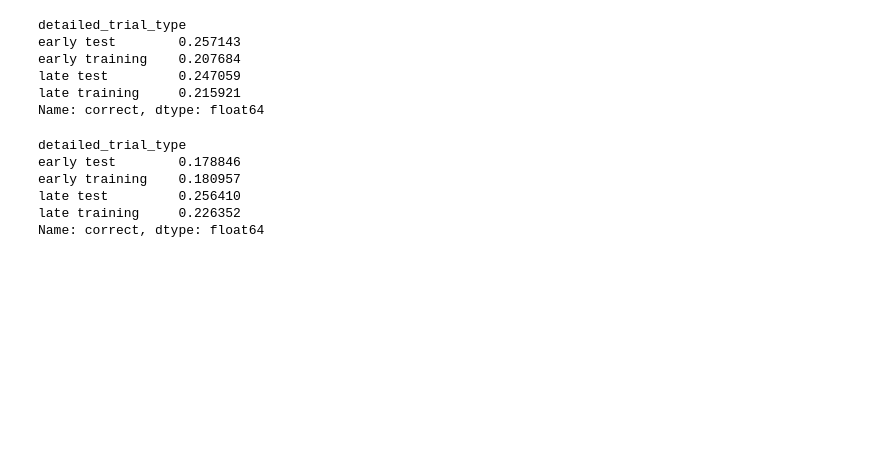
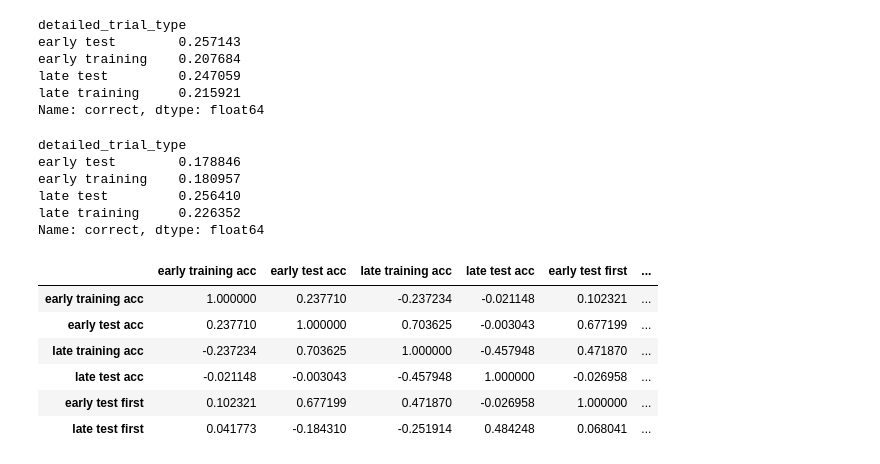
Before and after one commit to SSchwoebel/TMaze, a Jupyter notebook: cie_task/1_preprocessing.ipynb, the cells around one changed output. Cells and saved outputs as stored; diff of their text form; code cells hidden in the pictures; blank space fills up the shorter version.

```diff
--- a/cie_task/1_preprocessing.ipynb
+++ b/cie_task/1_preprocessing.ipynb
@@ -464,0 +477,10 @@ Name: correct, dtype: float64
+# %%
+all_df.corr()
+# %% [output]
+|  | early training acc | early test acc | late training acc | late test acc | early test first | ... |
+| early training acc | 1.000000 | 0.237710 | -0.237234 | -0.021148 | 0.102321 | ... |
+| early test acc | 0.237710 | 1.000000 | 0.703625 | -0.003043 | 0.677199 | ... |
+| late training acc | -0.237234 | 0.703625 | 1.000000 | -0.457948 | 0.471870 | ... |
+| late test acc | -0.021148 | -0.003043 | -0.457948 | 1.000000 | -0.026958 | ... |
+| early test first | 0.102321 | 0.677199 | 0.471870 | -0.026958 | 1.000000 | ... |
+| late test first | 0.041773 | -0.184310 | -0.251914 | 0.484248 | 0.068041 | ... |
```
Also changed, not shown: parts of 12 cells of this notebook, 8 other files.
